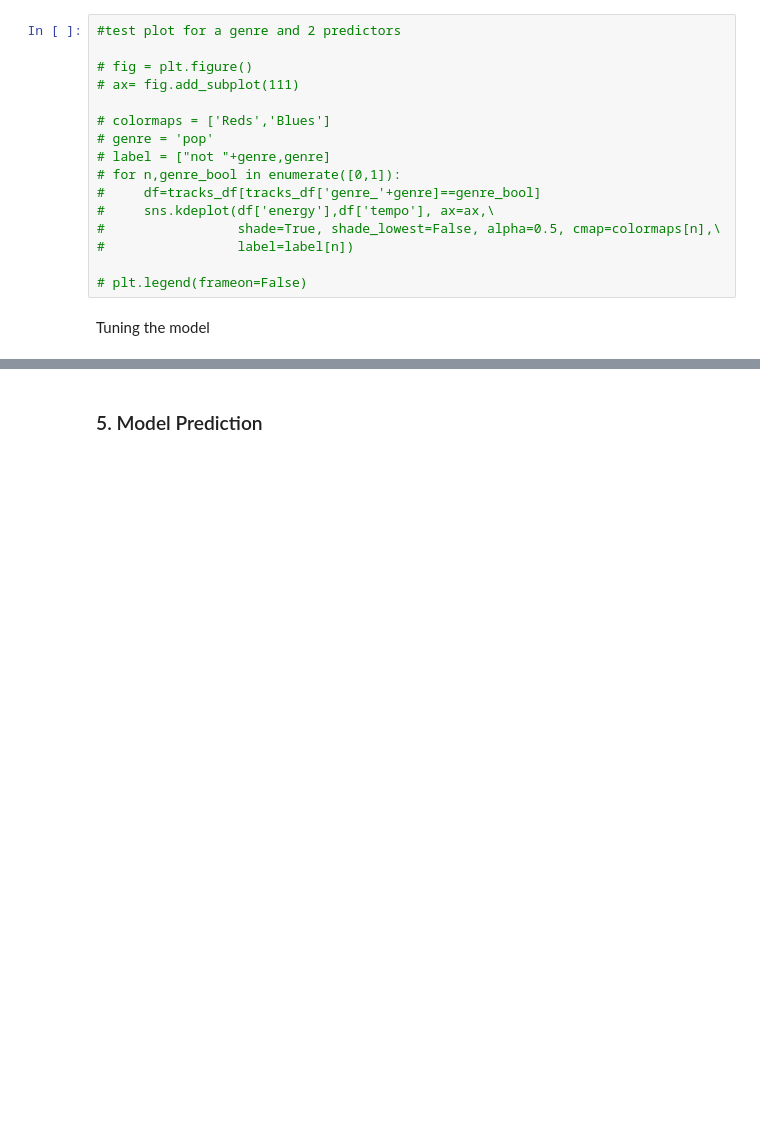
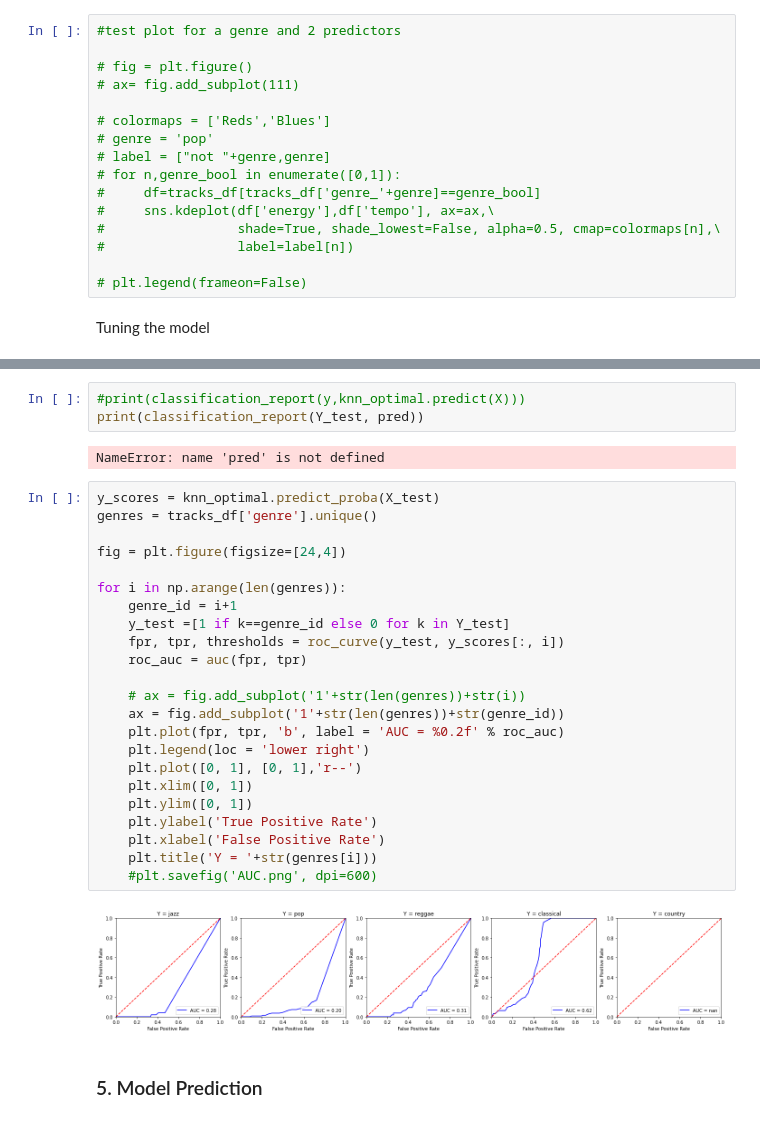
Before and after one commit to wenmi01/dsfc7-sprint02, a Jupyter notebook: notebooks/Sprint2_Britney_Recommender_Engine_RODS.ipynb, the cells around one changed output, grey strips where cells are left out. Cells and saved outputs as stored; diff of their text form; blank space fills up the shorter version.

```diff
--- a/notebooks/Sprint2_Britney_Recommender_Engine_RODS.ipynb
+++ b/notebooks/Sprint2_Britney_Recommender_Engine_RODS.ipynb
@@ -364,3 +364,33 @@ results_optimal_k
+# %%
+#print(classification_report(y,knn_optimal.predict(X)))
+print(classification_report(Y_test, pred))
+# %% [output]
+NameError: name 'pred' is not defined
+# %%
+y_scores = knn_optimal.predict_proba(X_test)
+genres = tracks_df['genre'].unique()
+
+fig = plt.figure(figsize=[24,4])
+
+for i in np.arange(len(genres)):
+    genre_id = i+1
+    y_test =[1 if k==genre_id else 0 for k in Y_test]
+    fpr, tpr, thresholds = roc_curve(y_test, y_scores[:, i])
+    roc_auc = auc(fpr, tpr)
+
+    # ax = fig.add_subplot('1'+str(len(genres))+str(i))
+    ax = fig.add_subplot('1'+str(len(genres))+str(genre_id))
+    plt.plot(fpr, tpr, 'b', label = 'AUC = %0.2f' % roc_auc)
+    plt.legend(loc = 'lower right')
+    plt.plot([0, 1], [0, 1],'r--')
+    plt.xlim([0, 1])
+    plt.ylim([0, 1])
+    plt.ylabel('True Positive Rate')
+    plt.xlabel('False Positive Rate')
+    plt.title('Y = '+str(genres[i]))
+    #plt.savefig('AUC.png', dpi=600)
+# %% [output]
+[figure, added]
 # %% [markdown]
 ### 5. Model Prediction
 # %%
```
Also changed, not shown: parts of 2 cells of this notebook, 3 other files.
